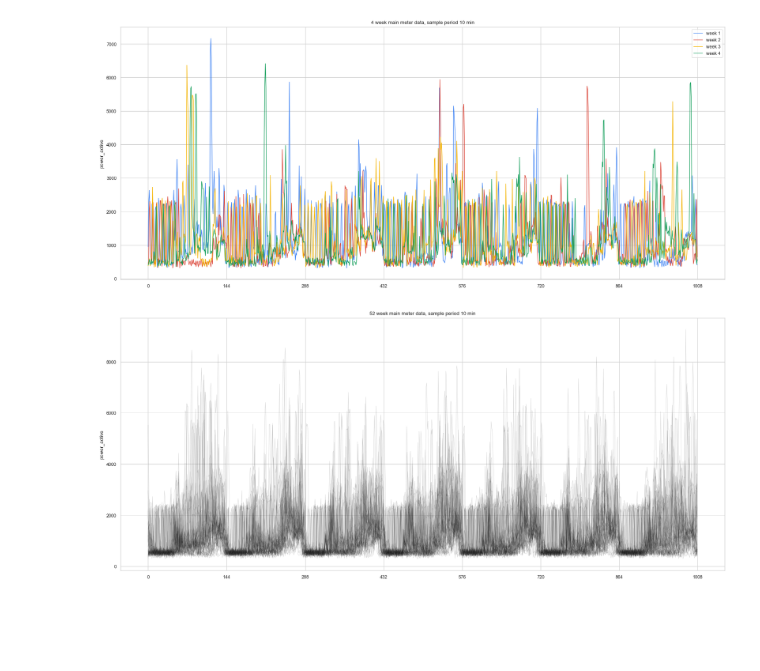
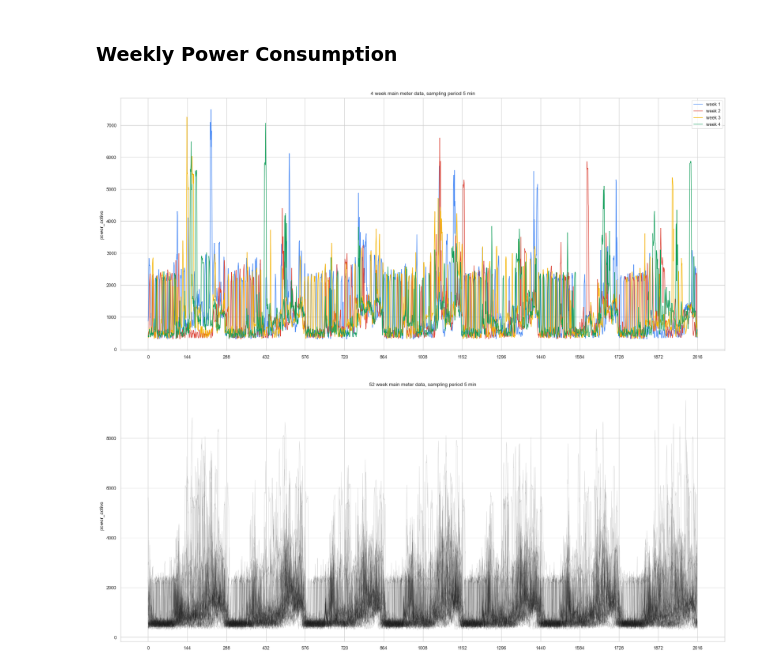
Before and after one commit to chuan-khuna/datamining_nilm_v2, a Jupyter notebook: 02_EDA_main.ipynb, the cells around one changed output. Saved outputs shown, nothing was run; the diff lists cells and outputs as text; code cells hidden in the pictures; blank space fills up the shorter version.

Commit message:
Add weekly visualization

```diff
--- a/02_EDA_main.ipynb
+++ b/02_EDA_main.ipynb
@@ -30,5 +48,5 @@ df.head()
 # %%
-resample_min = 10
+resample_min = 5
 df2 = df.resample(f"{resample_min}min").mean()
 df2 = df2.reset_index()
 # %%
@@ -50,30 +144,22 @@ df2
+# %% [markdown]
+### Weekly Power Consumption
 # %%
-# number of sample per one day
-oneday_n = int(24*60/resample_min)
-# number of sample per week
-oneweek_n = int(oneday_n * 7)
-
 # time axis for one week
 x = np.arange(0, oneweek_n)
 
 n_week = 4
 # plot one week data
 for i in range(n_week):
     sns.lineplot(x, df2['power_active'][oneweek_n*i:oneweek_n*(i+1)], lw=1, label=f"week {i+1}")
 
 # config x tick for every day
-plt.xticks(np.arange(0, oneweek_n+oneday_n, oneday_n))
+plt.xticks(np.arange(0, oneweek_n+oneday_n/2, oneday_n/2))
 
-plt.title(f"{n_week} week main meter data, sample period {resample_min} min")
+plt.title(f"{n_week} week main meter data, sampling period {resample_min} min")
 plt.show()
 # %% [output]
-[figure, old version]
+[figure, new version]
 # %%
-# number of sample per one day
-oneday_n = int(24*60/resample_min)
-# number of sample per week
-oneweek_n = int(oneday_n * 7)
-
 # time axis for one week
 x = np.arange(0, oneweek_n)
 
@@ -83,9 +169,10 @@ for i in range(n_week):
     sns.lineplot(x, df2['power_active'][oneweek_n*i:oneweek_n*(i+1)], lw=0.5, alpha=0.2, color='k')
 
 # config x tick for every day
-plt.xticks(np.arange(0, oneweek_n+oneday_n, oneday_n))
+plt.xticks(np.arange(0, oneweek_n+oneday_n/2, oneday_n/2))
 
-plt.title(f"{n_week} week main meter data, sample period {resample_min} min")
+plt.title(f"{n_week} week main meter data, sampling period {resample_min} min")
+plt.savefig(f"./visualization_output/02_{n_week}week_main_meter.png", dpi=150)
 plt.show()
 # %% [output]
-[figure, old version]
+[figure, new version]
```
Also changed, not shown: parts of 12 cells of this notebook, 8 other files.
